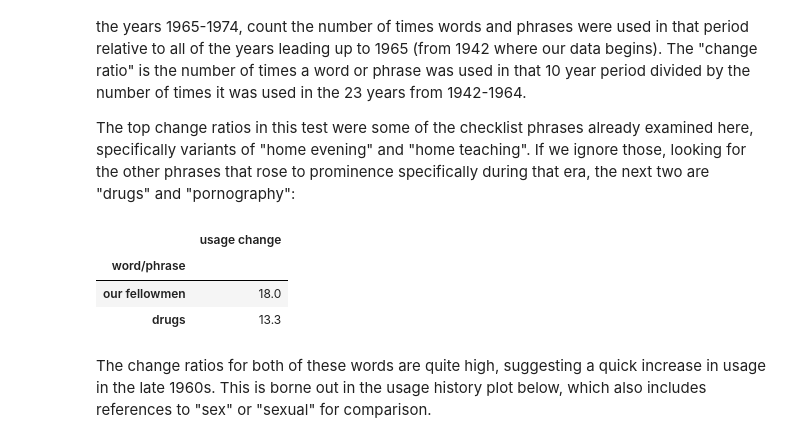
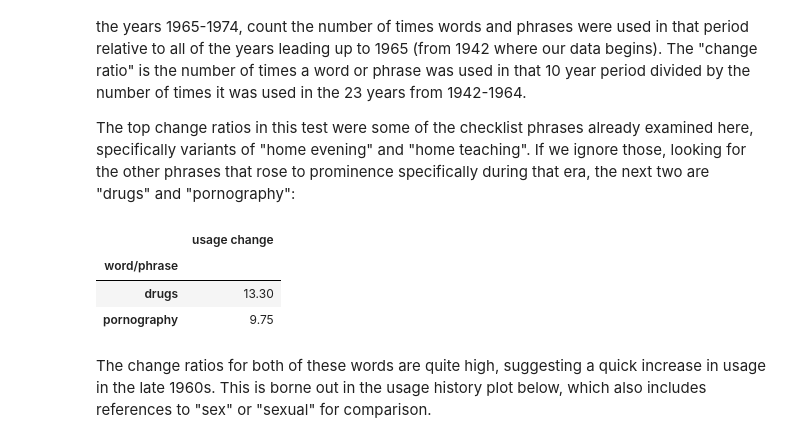
Before and after one commit to qhspencer/lds-data-analysis, a Jupyter notebook: notebooks/Checklist.ipynb, the cells around one changed output. Cells and saved outputs as stored; diff of their text form; code cells hidden in the pictures.

```diff
--- a/notebooks/Checklist.ipynb
+++ b/notebooks/Checklist.ipynb
@@ -212,23 +212,23 @@ The top change ratios in this test were some of the checklist phrases already ex
 # %%
 top_ngrams = pandas.read_pickle('../top_ngrams_60s.pkl')
 
 top_ratios_1975 = (top_ngrams['1965-1974']/top_ngrams['1942-1964']).sort_values(ascending=False)
 
 top_ratios_1985 = (top_ngrams['1975-1984']/
               (top_ngrams['1942-1964']+top_ngrams['1965-1974'])).sort_values(ascending=False)
 
-drop_words = ['home teach', 'home evening']
+drop_words = ['home teach', 'home evening', 'fellowmen']
 for word in drop_words:
     top_ratios_1975 = top_ratios_1975[~top_ratios_1975.index.str.contains(word)]
     top_ratios_1985 = top_ratios_1985[~top_ratios_1985.index.str.contains(word)]
 
 top_ratios_1975.index.name = 'word/phrase'
 top_ratios_1975.to_frame().rename(columns={0:'usage change'})[:2]
 # %% [output]
 |  | usage change |
 | word/phrase |  |
-| our fellowmen | 18.0 |
-| drugs | 13.3 |
+| drugs | 13.30 |
+| pornography | 9.75 |
 # %% [markdown]
 The change ratios for both of these words are quite high, suggesting a quick increase in usage in the late 1960s. This is borne out in the usage history plot below, which also includes references to "sex" or "sexual" for comparison.
 # %%
```
Also changed, not shown: parts of 11 cells of this notebook, 4 other files.
